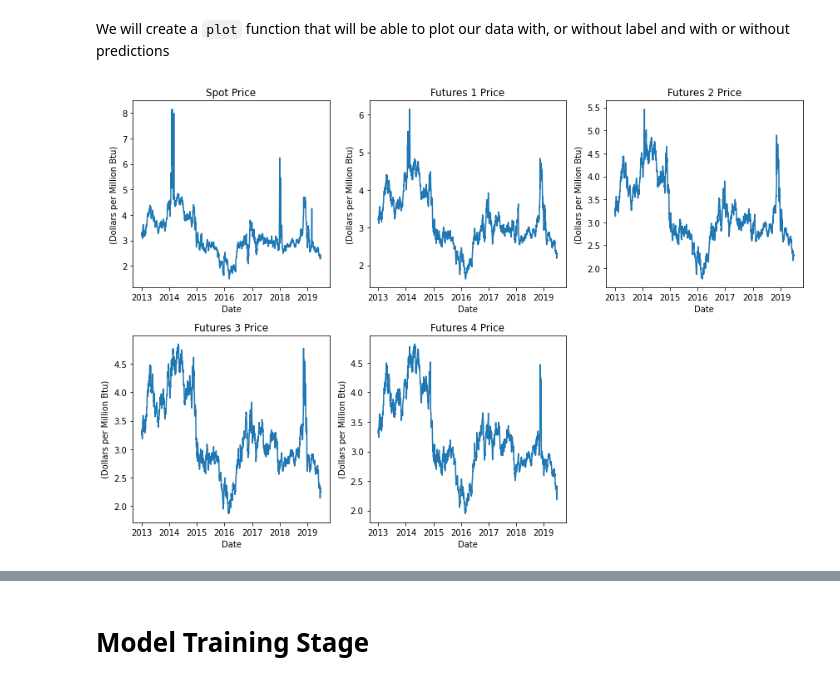
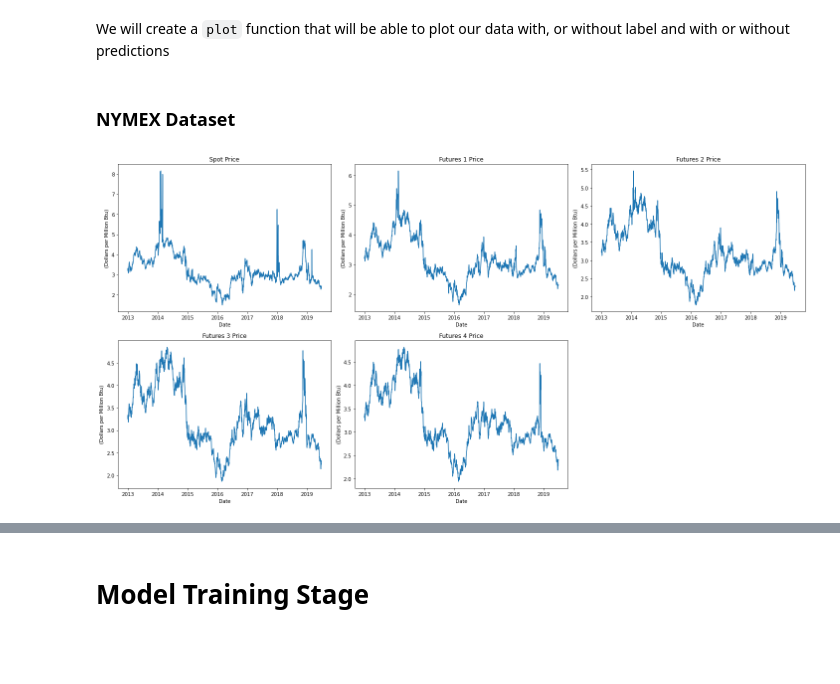
Before and after one commit to qstickmurph/cs4263-project, a Jupyter notebook: code/CS4263-Project.ipynb, the cells around one changed output, grey strips where cells are left out. Drawn from its saved outputs; the diff is of its cells as text; code cells hidden in the pictures; blank space fills up the shorter version.

Commit message:
Added file functionality to plot

```diff
--- a/code/CS4263-Project.ipynb
+++ b/code/CS4263-Project.ipynb
@@ -334,7 +334,7 @@ google_trends_df_normalized
 # %% [markdown]
 We will create a `plot` function that will be able to plot our data with, or without label and with or without predictions
 # %%
-def plot(data, units=None, input_width=0, label_width=0, predictions=None, density=1, seperate=True):
+def plot(data, units=None, input_width=0, label_width=0, predictions=None, density=1, seperate=True, file=None):
     """
     data: of the form of a dataframe, indexed by a datetime object, each column being a seperate series to be plotted
     units: if seperate is True, a list of strings, else a string
@@ -342,6 +342,7 @@ def plot(data, units=None, input_width=0, label_width=0, predictions=None, densi
     label_width: label width of time series window
     predictions: of the form of a dataframe, indexed by a datetime object, each column being a seperate series to be plotted (should match up with data column names)
     density: average every 'density' number of entries to end up plotting 1/density as many entries
+    file: file to save figure to (None if no save)
     """
     # Verify units
     if units==None:
@@ -361,7 +362,7 @@ def plot(data, units=None, input_width=0, label_width=0, predictions=None, densi
         data.iloc[-1] = last_row
 
     # Create a 12x12 figure
-    fig = plt.figure(figsize=(12,8))
+    fig = plt.figure(figsize=(20,10))
 
     # If plotting seperate Divide the fig into N subplots where N is the number of columns in data
     if seperate:
@@ -394,9 +395,13 @@ def plot(data, units=None, input_width=0, label_width=0, predictions=None, densi
     if not seperate:
         plt.legend(labels=data.columns)
     plt.tight_layout()
-    plt.show()
-
-
-plot(nymex_df,units="(Dollars per Million Btu)", seperate=True, density=1)
+    if file:
+        plt.savefig(file)
+    else:
+        plt.show()
-# %% [output]
-[figure, removed]
+# %% [markdown]
+### NYMEX Dataset
+# %%
+plot(nymex_df,units="(Dollars per Million Btu)", seperate=True, density=1, file="images/nymex_data.png")
+# %% [output]
+[figure, added]
```
Also changed, not shown: parts of 2 cells of this notebook, 2 other files.
